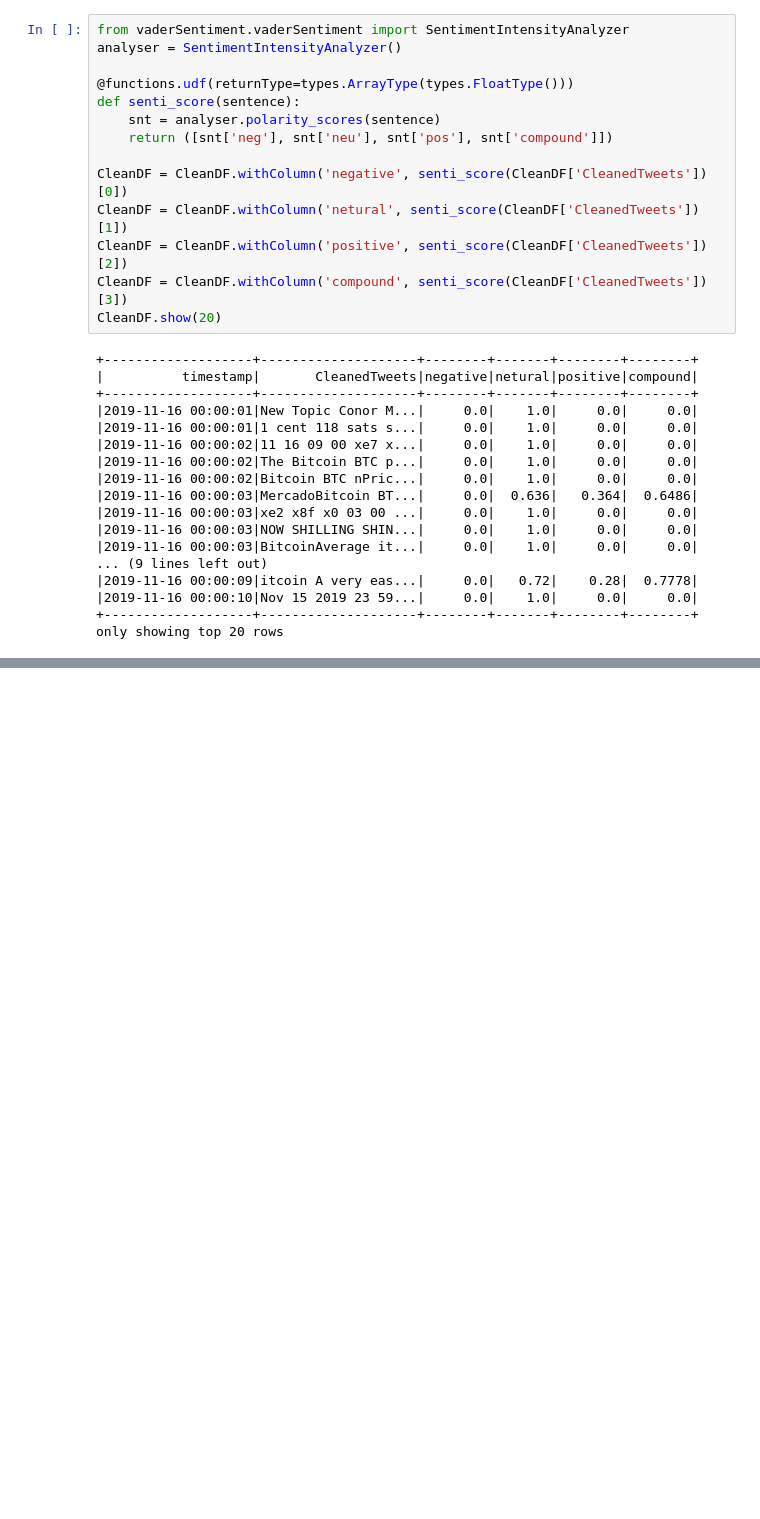
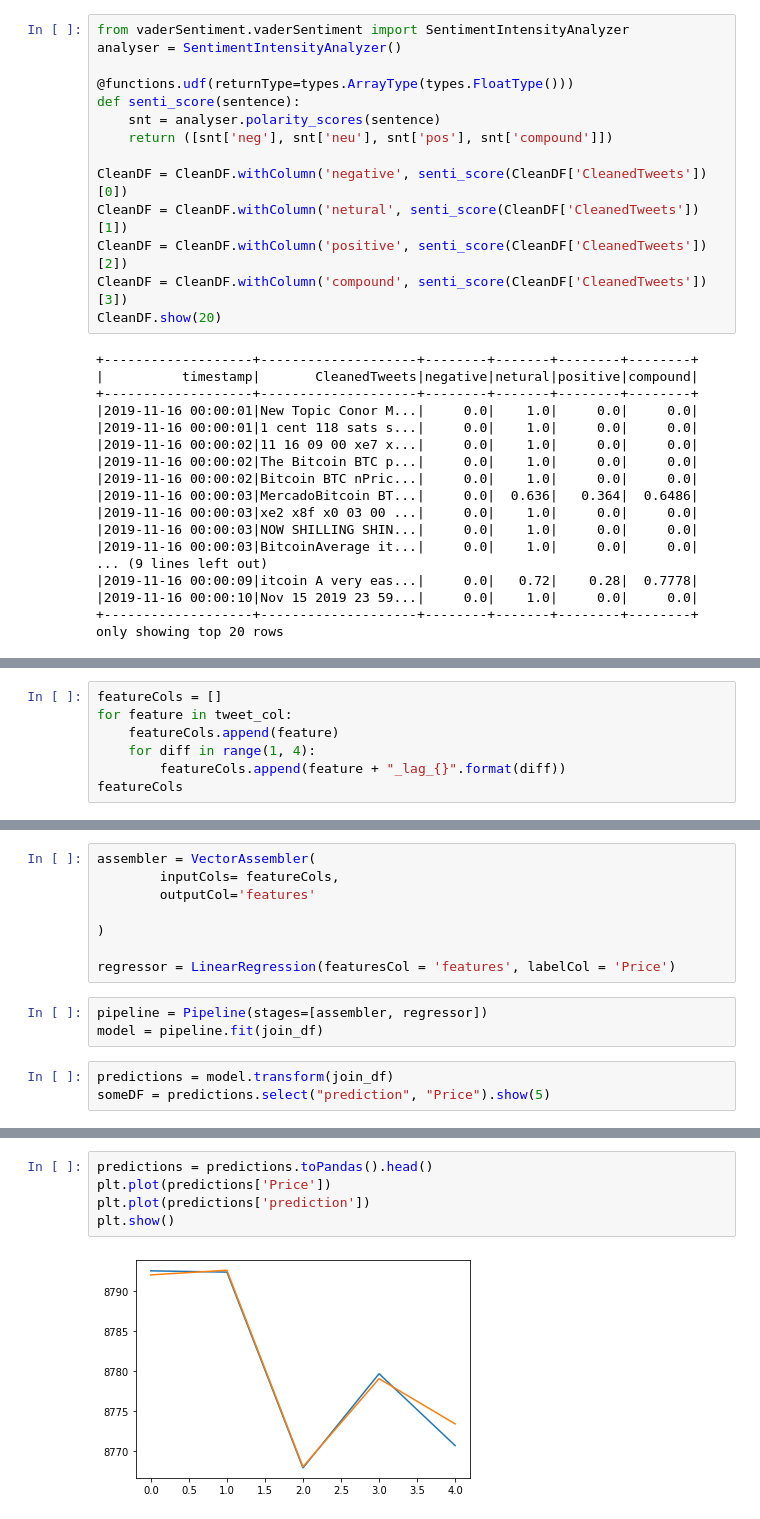
Before and after one commit to cdlIris/732_Project, a Jupyter notebook: data_join.ipynb, the cells around one changed output, grey strips where cells are left out. Cells and saved outputs as stored; diff of their text form; blank space fills up the shorter version.

Commit message:
tweet model

```diff
--- a/data_join.ipynb
+++ b/data_join.ipynb
@@ -161,0 +219,7 @@ join_df.sort("hour").write.csv('bitcoin_tweet_join.csv')
+# %%
+featureCols = []
+for feature in tweet_col:
+    featureCols.append(feature)
+    for diff in range(1, 4):
+        featureCols.append(feature + "_lag_{}".format(diff))
+featureCols
@@ -161,0 +243,14 @@ join_df.sort("hour").write.csv('bitcoin_tweet_join.csv')
+# %%
+assembler = VectorAssembler(
+        inputCols= featureCols,
+        outputCol='features'
+
+)
+
+regressor = LinearRegression(featuresCol = 'features', labelCol = 'Price')
+# %%
+pipeline = Pipeline(stages=[assembler, regressor])
+model = pipeline.fit(join_df)
+# %%
+predictions = model.transform(join_df)
+someDF = predictions.select("prediction", "Price").show(5)
@@ -161,0 +268,7 @@ join_df.sort("hour").write.csv('bitcoin_tweet_join.csv')
+# %%
+predictions = predictions.toPandas().head()
+plt.plot(predictions['Price'])
+plt.plot(predictions['prediction'])
+plt.show()
+# %% [output]
+[figure, added]
```
Also changed, not shown: parts of 13 cells of this notebook.
